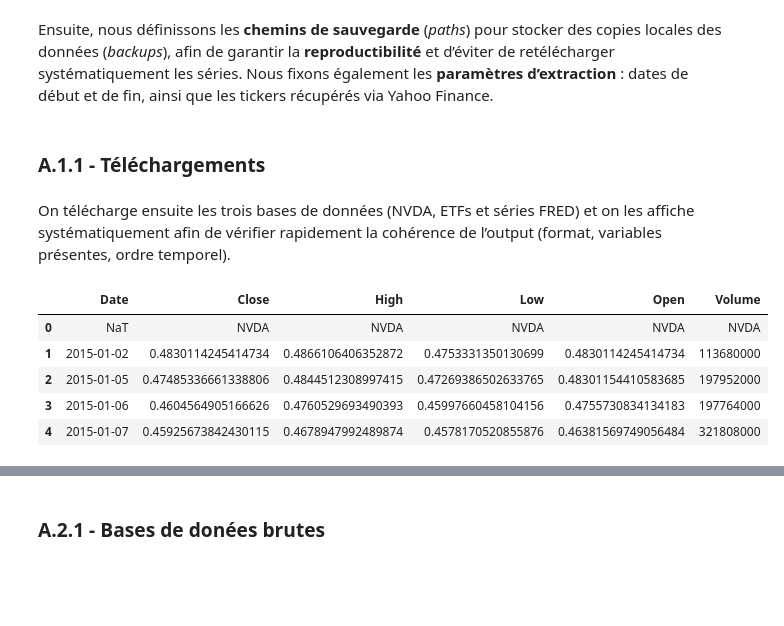
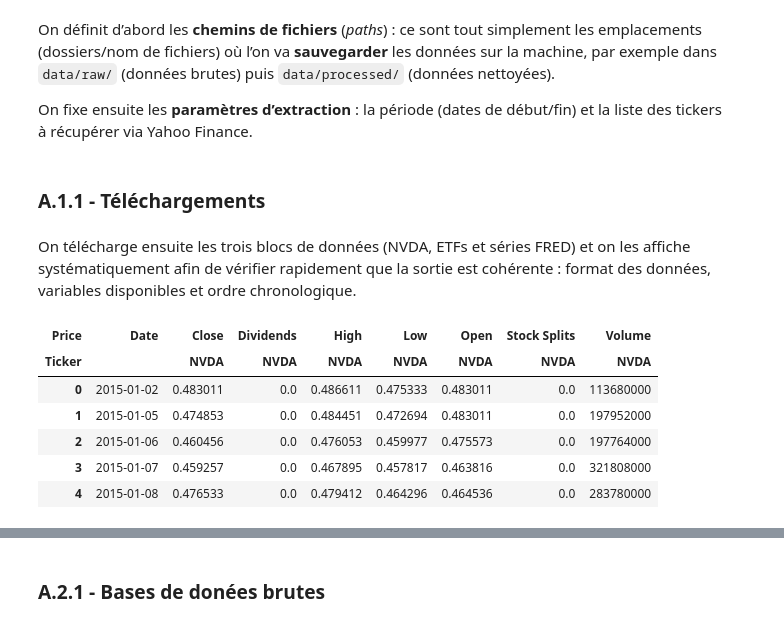
Before and after one commit to JoelKt29/Python-pour-la-data, a Jupyter notebook: Final copy.ipynb, the cells around one changed output, grey strips where cells are left out. Cells and saved outputs as stored; diff of their text form; code cells hidden in the pictures; blank space fills up the shorter version.

```diff
--- a/Final copy.ipynb
+++ b/Final copy.ipynb
@@ -38,7 +73,9 @@ from sklearn.preprocessing import StandardScaler
 from sklearn.linear_model import Ridge
 from sklearn.ensemble import RandomForestRegressor
 # %% [markdown]
-Ensuite, nous définissons les **chemins de sauvegarde** (*paths*) pour stocker des copies locales des données (*backups*), afin de garantir la **reproductibilité** et d’éviter de retélécharger systématiquement les séries. Nous fixons également les **paramètres d’extraction** : dates de début et de fin, ainsi que les tickers récupérés via Yahoo Finance.
+On définit d’abord les **chemins de fichiers** (*paths*) : ce sont tout simplement les emplacements (dossiers/nom de fichiers) où l’on va **sauvegarder** les données sur la machine, par exemple dans `data/raw/` (données brutes) puis `data/processed/` (données nettoyées).
+
+On fixe ensuite les **paramètres d’extraction** : la période (dates de début/fin) et la liste des tickers à récupérer via Yahoo Finance.
 # %%
 #Période d’étude : 10 ans
 start_date = "2015-01-01"
@@ -58,32 +95,39 @@ fred_raw_path = RAW_DIR / "fred_macro_raw.csv"
 # %% [markdown]
 ### A.1.1 - Téléchargements
 # %% [markdown]
-On télécharge ensuite les trois bases de données (NVDA, ETFs et séries FRED) et on les affiche systématiquement afin de vérifier rapidement la cohérence de l’output (format, variables présentes, ordre temporel).
+On télécharge ensuite les trois blocs de données (NVDA, ETFs et séries FRED) et on les affiche systématiquement afin de vérifier rapidement que la sortie est cohérente : format des données, variables disponibles et ordre chronologique.
 # %%
-## Téléchargement des données de NVIDIA
+## Téléchargement des données de NVIDIA (Close = Close ajusté)
 
-#Si le fichier raw existe déjà, on le recharge (évite de retélécharger à chaque exécution)
+# Si le fichier raw existe déjà, on le recharge
 if nvda_raw_path.exists():
     nvda_data = pd.read_csv(nvda_raw_path, parse_dates=["Date"])
 
-#Sinon, on télécharge NVDA via Yahoo
+# Sinon, on télécharge NVDA via Yahoo
 else:
     nvda_data = yf.download(
         ticker,
         start=start_date,
-        end=end_date).reset_index()
+        end=end_date,
+        auto_adjust=True,   # => Close (et OHLC) ajustés splits/dividendes
+        actions=True,
+        progress=False
+    ).reset_index()
 
-    nvda_data = nvda_data.rename(columns={c: f"{c}_{ticker}" for c in nvda_data.columns if c != "Date"})
+    nvda_data = nvda_data.rename(
+        columns={c: f"{c}_{ticker}" for c in nvda_data.columns if c != "Date"}
+    )
 
-    #Save en cache pour la reproductibilité
+    # Save en cache pour la reproductibilité
     nvda_data.to_csv(nvda_raw_path, index=False)
 
-#Affihcage de contrôle de la cellue
+# Affichage de contrôle
 nvda_data.head()
 # %% [output]
-|  | Date | Close | High | Low | Open | Volume |
-| 0 | NaT | NVDA | NVDA | NVDA | NVDA | NVDA |
-| 1 | 2015-01-02 | 0.4830114245414734 | 0.4866106406352872 | 0.4753331350130699 | 0.4830114245414734 | 113680000 |
-| 2 | 2015-01-05 | 0.47485336661338806 | 0.4844512308997415 | 0.47269386502633765 | 0.48301154410583685 | 197952000 |
-| 3 | 2015-01-06 | 0.4604564905166626 | 0.4760529693490393 | 0.45997660458104156 | 0.4755730834134183 | 197764000 |
-| 4 | 2015-01-07 | 0.45925673842430115 | 0.4678947992489874 | 0.4578170520855876 | 0.46381569749056484 | 321808000 |
+| Price | Date | Close | Dividends | High | Low | Open | Stock Splits | Volume |
+| Ticker |  | NVDA | NVDA | NVDA | NVDA | NVDA | NVDA | NVDA |
+| 0 | 2015-01-02 | 0.483011 | 0.0 | 0.486611 | 0.475333 | 0.483011 | 0.0 | 113680000 |
+| 1 | 2015-01-05 | 0.474853 | 0.0 | 0.484451 | 0.472694 | 0.483011 | 0.0 | 197952000 |
+| 2 | 2015-01-06 | 0.460456 | 0.0 | 0.476053 | 0.459977 | 0.475573 | 0.0 | 197764000 |
+| 3 | 2015-01-07 | 0.459257 | 0.0 | 0.467895 | 0.457817 | 0.463816 | 0.0 | 321808000 |
+| 4 | 2015-01-08 | 0.476533 | 0.0 | 0.479412 | 0.464296 | 0.464536 | 0.0 | 283780000 |
```
Also changed, not shown: parts of 24 cells of this notebook, 6 other files.
